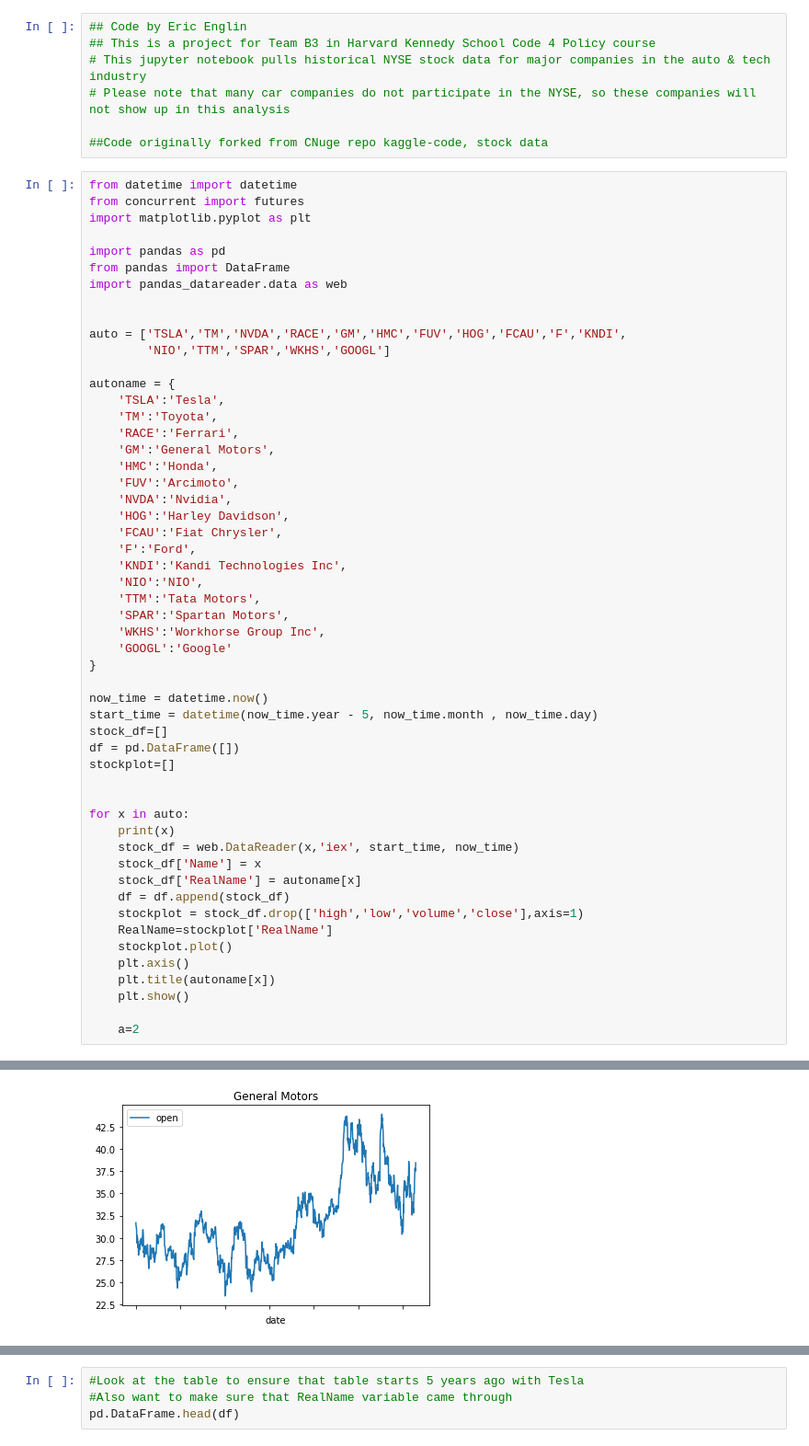
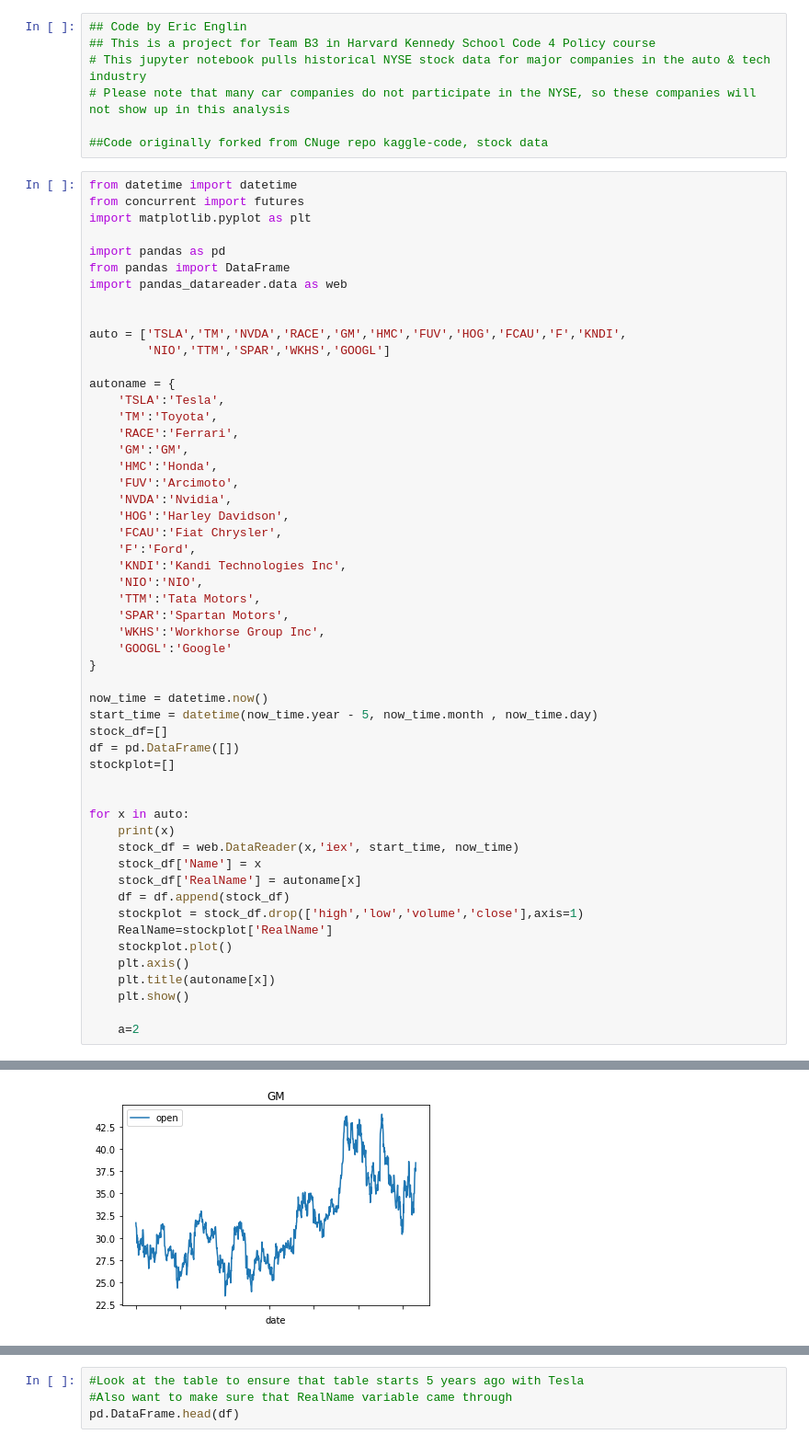
Before and after one commit to hksdatascience/website, a Jupyter notebook: analysis/Stock_Data_Pull.ipynb, the cells around one changed output, grey strips where cells are left out. Shown at 92% size. Cells and saved outputs as stored; diff of their text form.

```diff
--- a/analysis/Stock_Data_Pull.ipynb
+++ b/analysis/Stock_Data_Pull.ipynb
@@ -22,7 +22,7 @@ autoname = {
     'TSLA':'Tesla',
     'TM':'Toyota',
     'RACE':'Ferrari',
-    'GM':'General Motors',
+    'GM':'GM',
     'HMC':'Honda',
     'FUV':'Arcimoto',
     'NVDA':'Nvidia',
@@ -41,34 +41,34 @@ now_time = datetime.now()
 start_time = datetime(now_time.year - 5, now_time.month , now_time.day)
 stock_df=[]
 df = pd.DataFrame([])
 stockplot=[]
 
 
 for x in auto:
     print(x)
     stock_df = web.DataReader(x,'iex', start_time, now_time)
     stock_df['Name'] = x
     stock_df['RealName'] = autoname[x]
     df = df.append(stock_df)
     stockplot = stock_df.drop(['high','low','volume','close'],axis=1)
     RealName=stockplot['RealName']
     stockplot.plot()
     plt.axis()
     plt.title(autoname[x])
     plt.show()
 
     a=2
 # %% [output]
 TSLA
 [figure]
 TM
 [figure]
 NVDA
 [figure]
 RACE
 [figure]
 GM
-[figure, old version]
+[figure, new version]
 HMC
 [figure]
 ... (20 outputs left out)
```
Also changed, not shown: parts of 10 cells of this notebook, 6 other files.
